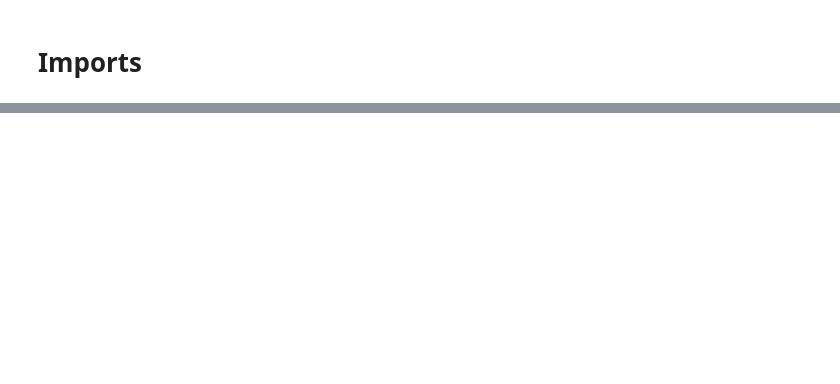
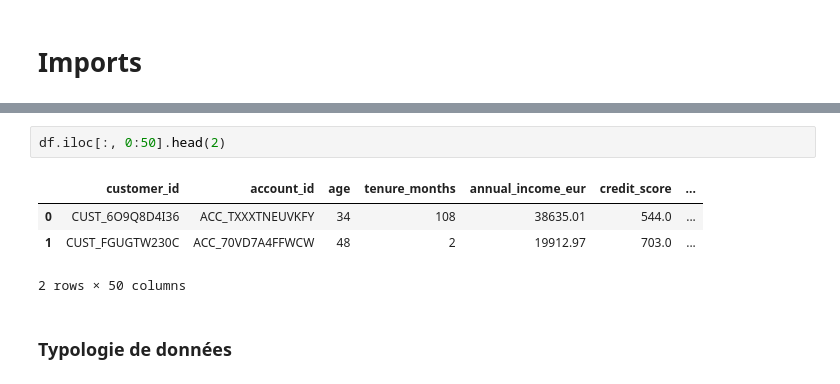
Before and after one commit to maxprr/Projet-ML, a Jupyter notebook: EDA/first_eda_paul.ipynb, the cells around one changed output, grey strips where cells are left out. Saved outputs shown, nothing was run; the diff lists cells and outputs as text; blank space fills up the shorter version.

```diff
--- a/EDA/first_eda_paul.ipynb
+++ b/EDA/first_eda_paul.ipynb
@@ -45,0 +74,9 @@ Name: proportion, dtype: float64
+# %%
+df.iloc[:, 0:50].head(2)
+# %% [output]
+|  | customer_id | account_id | age | tenure_months | annual_income_eur | credit_score | ... |
+| 0 | CUST_6O9Q8D4I36 | ACC_TXXXTNEUVKFY | 34 | 108 | 38635.01 | 544.0 | ... |
+| 1 | CUST_FGUGTW230C | ACC_70VD7A4FFWCW | 48 | 2 | 19912.97 | 703.0 | ... |
+2 rows × 50 columns
+# %% [markdown]
+### Typologie de données
```
Also changed, not shown: parts of 48 cells of this notebook.
